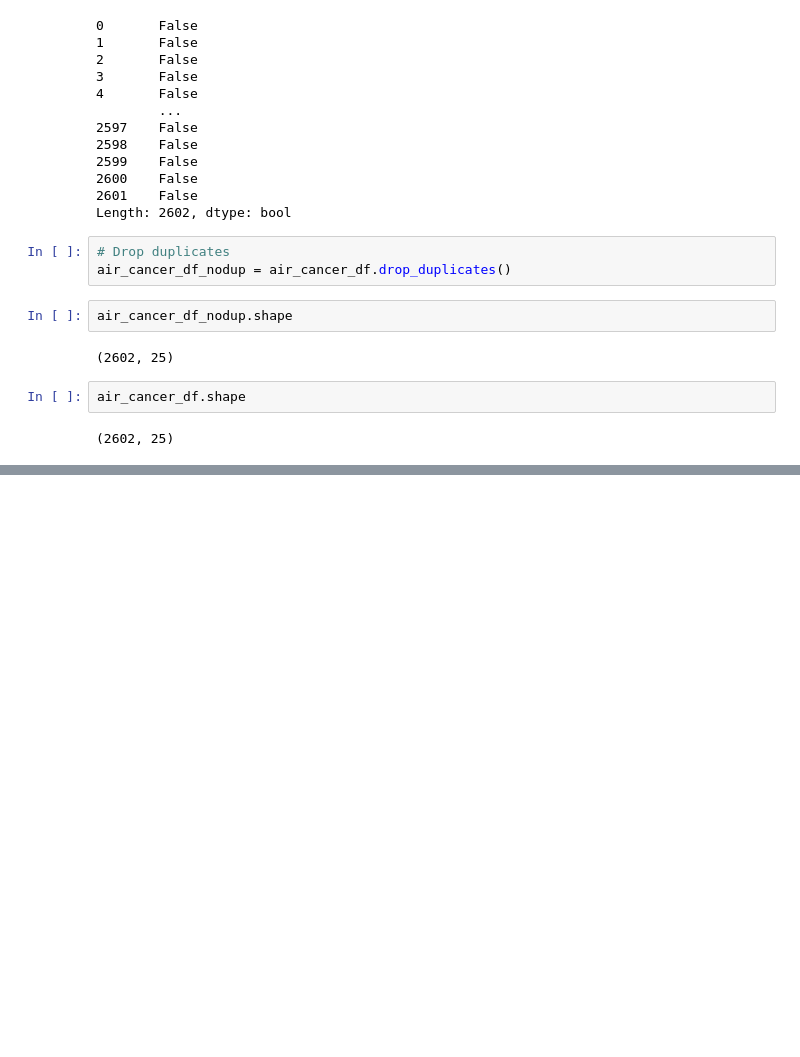
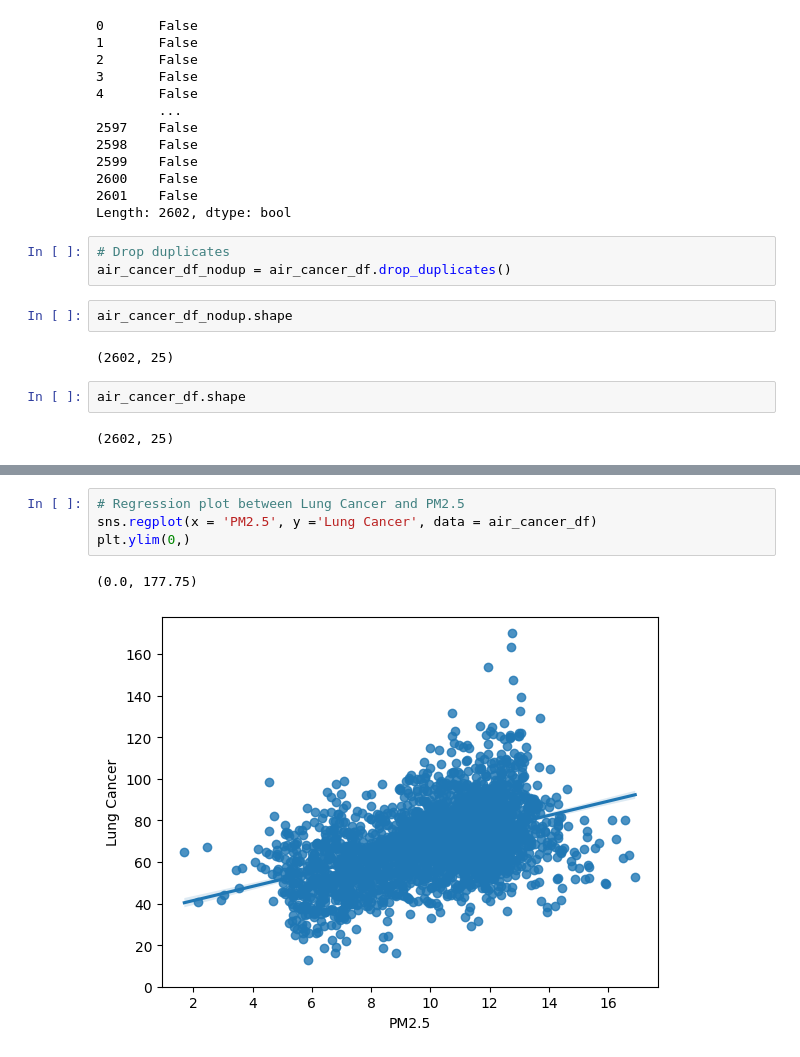
Before and after one commit to kevmiao/CS329E-Project, a Jupyter notebook: analysis.ipynb, the cells around one changed output, grey strips where cells are left out. Drawn from its saved outputs; the diff is of its cells as text; blank space fills up the shorter version.

```diff
--- a/analysis.ipynb
+++ b/analysis.ipynb
@@ -259,0 +276,7 @@ air_cancer_df.corr(numeric_only  = True)
+# %%
+# Regression plot between Lung Cancer and PM2.5
+sns.regplot(x = 'PM2.5', y ='Lung Cancer', data = air_cancer_df)
+plt.ylim(0,)
+# %% [output]
+(0.0, 177.75)
+[figure, added]
```
Also changed, not shown: parts of 8 cells of this notebook.
